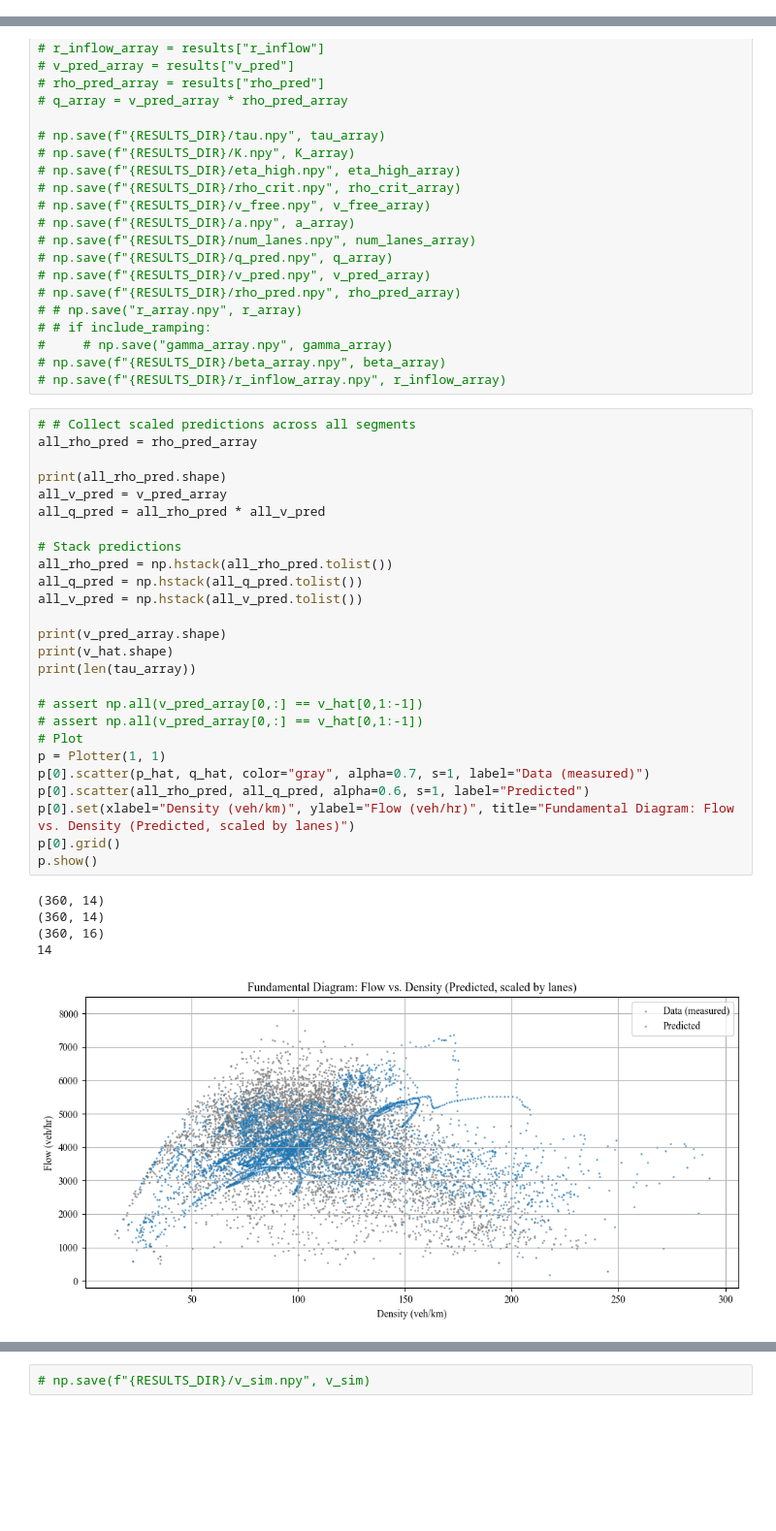
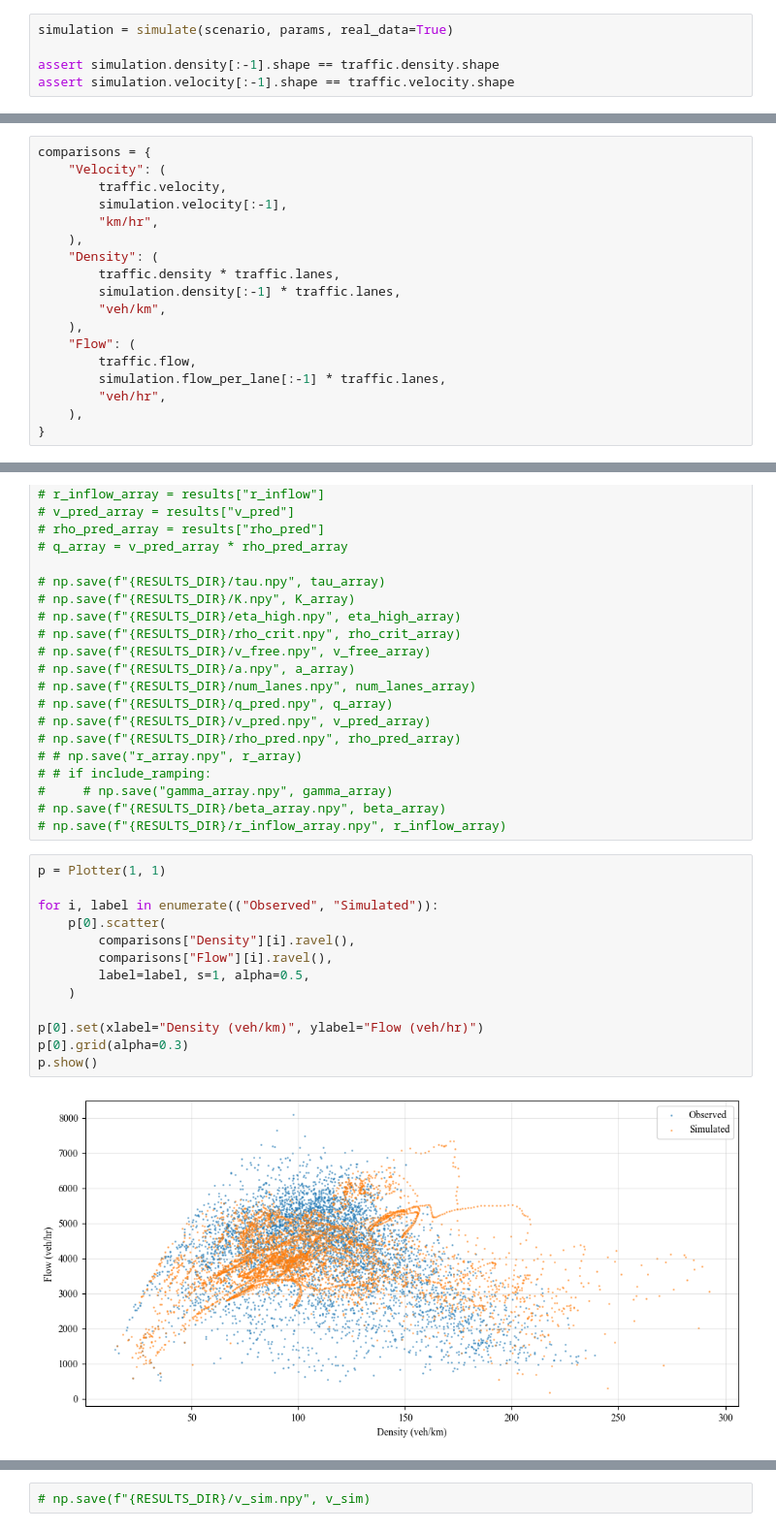
Before and after one commit to srags/mpc-traffic-flow, a Jupyter notebook: experiments/metanet_calibration.ipynb, the cells around one changed output, grey strips where cells are left out. Shown at 97% size. Cells and saved outputs as stored; diff of their text form; blank space fills up the shorter version.

```diff
--- a/experiments/metanet_calibration.ipynb
+++ b/experiments/metanet_calibration.ipynb
@@ -213,3 +153,8 @@ assert v_pred_array.shape == v_hat[:, 1:-1].shape
+# %%
+simulation = simulate(scenario, params, real_data=True)
+
+assert simulation.density[:-1].shape == traffic.density.shape
+assert simulation.velocity[:-1].shape == traffic.velocity.shape
 # %%
 # np.save(RESULTS_DIR/"upstream_flow.npy", smooth_inflow(q_hat[:, 0]) if smoothing else q_hat[:, 0])
 # np.save(RESULTS_DIR/"downstream_density.npy", smooth_inflow(p_hat[:, -1]) if smoothing else p_hat[:, -1])
@@ -230,3 +161,21 @@ r_inflow_array = params["r"]
+# %%
+comparisons = {
+    "Velocity": (
+        traffic.velocity,
+        simulation.velocity[:-1],
+        "km/hr",
+    ),
+    "Density": (
+        traffic.density * traffic.lanes,
+        simulation.density[:-1] * traffic.lanes,
+        "veh/km",
+    ),
+    "Flow": (
+        traffic.flow,
+        simulation.flow_per_lane[:-1] * traffic.lanes,
+        "veh/hr",
+    ),
+}
 # %%
 # # Save everything
 # tau_array = results["tau"]
@@ -259,35 +208,18 @@ r_inflow_array = params["r"]
 #     # np.save("gamma_array.npy", gamma_array)
 # np.save(f"{RESULTS_DIR}/beta_array.npy", beta_array)
 # np.save(f"{RESULTS_DIR}/r_inflow_array.npy", r_inflow_array)
-# %%
-# # Collect scaled predictions across all segments
-all_rho_pred = rho_pred_array
-
-print(all_rho_pred.shape)
-all_v_pred = v_pred_array
-all_q_pred = all_rho_pred * all_v_pred
-
-# Stack predictions
-all_rho_pred = np.hstack(all_rho_pred.tolist())
-all_q_pred = np.hstack(all_q_pred.tolist())
-all_v_pred = np.hstack(all_v_pred.tolist())
-
-print(v_pred_array.shape)
-print(v_hat.shape)
-print(len(tau_array))
-
-# assert np.all(v_pred_array[0,:] == v_hat[0,1:-1])
-# assert np.all(v_pred_array[0,:] == v_hat[0,1:-1])
-# Plot
-p = Plotter(1, 1)
-p[0].scatter(p_hat, q_hat, color="gray", alpha=0.7, s=1, label="Data (measured)")
-p[0].scatter(all_rho_pred, all_q_pred, alpha=0.6, s=1, label="Predicted")
-p[0].set(xlabel="Density (veh/km)", ylabel="Flow (veh/hr)", title="Fundamental Diagram: Flow vs. Density (Predicted, scaled by lanes)")
-p[0].grid()
-p.show()
-# %% [output]
-(360, 14)
-(360, 14)
-(360, 16)
-14
-[figure, removed]
+# %%
+p = Plotter(1, 1)
+
+for i, label in enumerate(("Observed", "Simulated")):
+    p[0].scatter(
+        comparisons["Density"][i].ravel(),
+        comparisons["Flow"][i].ravel(),
+        label=label, s=1, alpha=0.5,
+    )
+
+p[0].set(xlabel="Density (veh/km)", ylabel="Flow (veh/hr)")
+p[0].grid(alpha=0.3)
+p.show()
+# %% [output]
+[figure, added]
```
Also changed, not shown: parts of 35 cells of this notebook, 1 other file.
